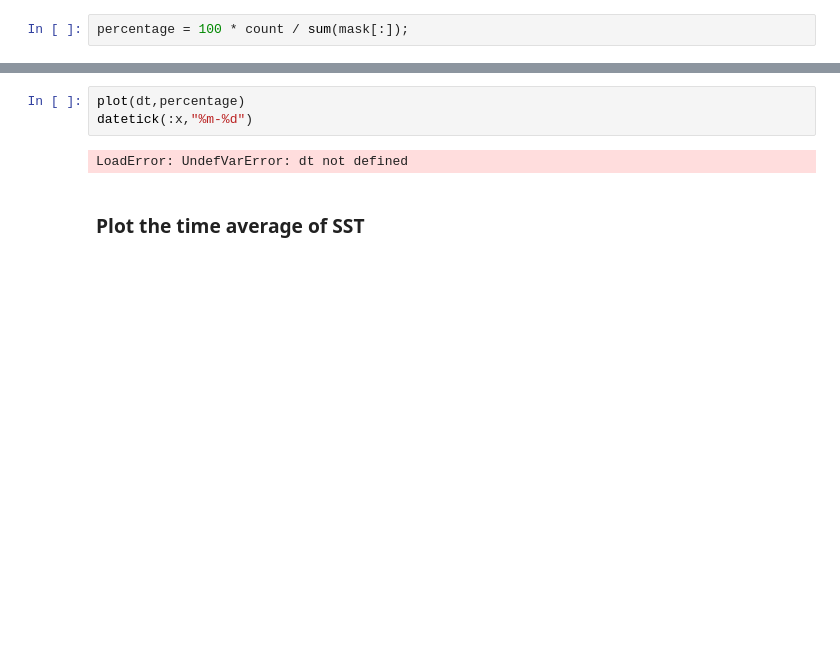
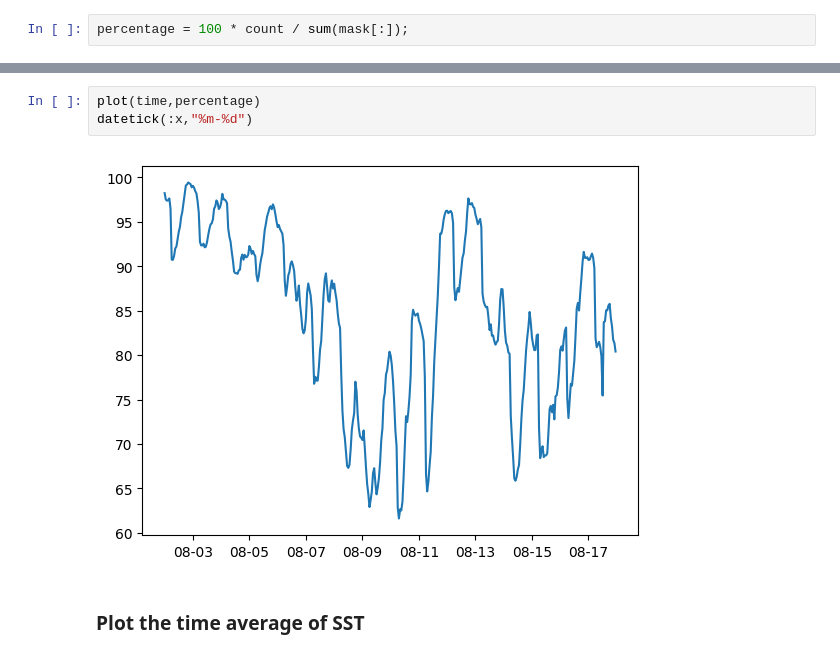
Before and after one commit to Alexander-Barth/JuliaTutorial, a Jupyter notebook: Julia Tutorial of Data Analysis in Oceanography.ipynb, the cells around one changed output, grey strips where cells are left out. Cells and saved outputs as stored; diff of their text form; blank space fills up the shorter version.

```diff
--- a/Julia Tutorial of Data Analysis in Oceanography.ipynb
+++ b/Julia Tutorial of Data Analysis in Oceanography.ipynb
@@ -1107,8 +1108,8 @@ Closest candidates are:
 # %%
-plot(dt,percentage)
+plot(time,percentage)
 datetick(:x,"%m-%d")
 # %% [output]
-LoadError: UndefVarError: dt not defined
+[figure, added]
 # %% [markdown]
 ### Plot the time average of SST
 # %%
```
Also changed, not shown: parts of 6 cells of this notebook.
